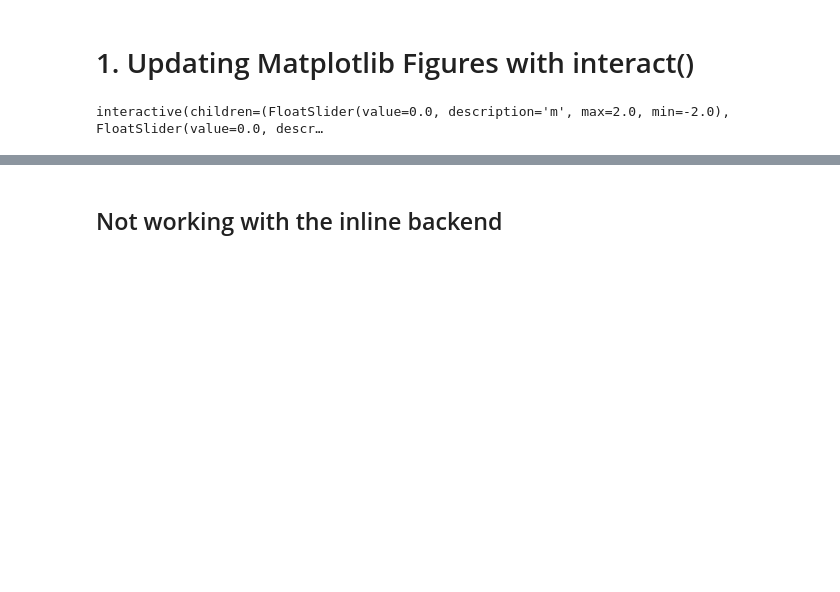
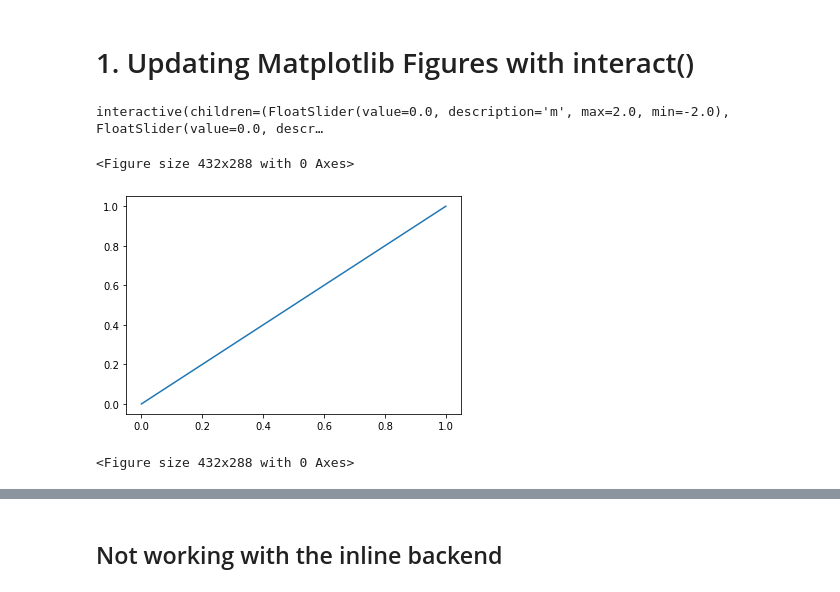
Before and after one commit to compi1234/tutorials, a Jupyter notebook: ipw-mpl-inline.ipynb, the cells around one changed output, grey strips where cells are left out. Saved outputs shown, nothing was run; the diff lists cells and outputs as text; code cells hidden in the pictures; blank space fills up the shorter version.

```diff
--- a/ipw-mpl-inline.ipynb
+++ b/ipw-mpl-inline.ipynb
@@ -114,0 +121,14 @@ interactive(children=(FloatSlider(value=0.0, description='m', max=2.0, min=-2.0)
+# %%
+plt.figure(4)
+plt.show()
+# %% [output]
+<Figure size 432x288 with 0 Axes>
+# %%
+fig1 = plt.figure(1)
+fig2 = plt.figure(2)
+plt.figure(1)
+plt.plot([0,1])
+plt.show()
+# %% [output]
+[figure, added]
+<Figure size 432x288 with 0 Axes>
```
Also changed, not shown: parts of 13 cells of this notebook, 1 other file.
